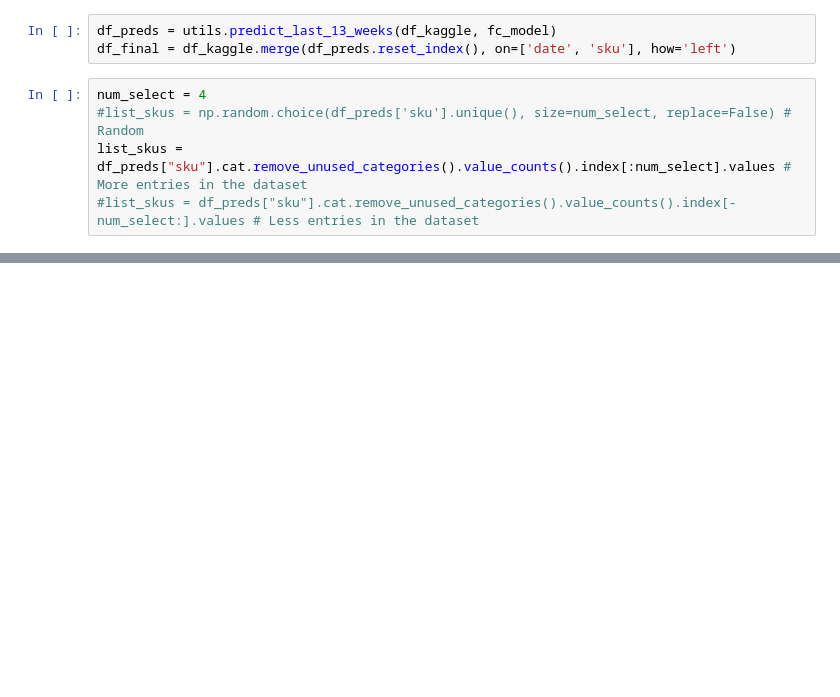
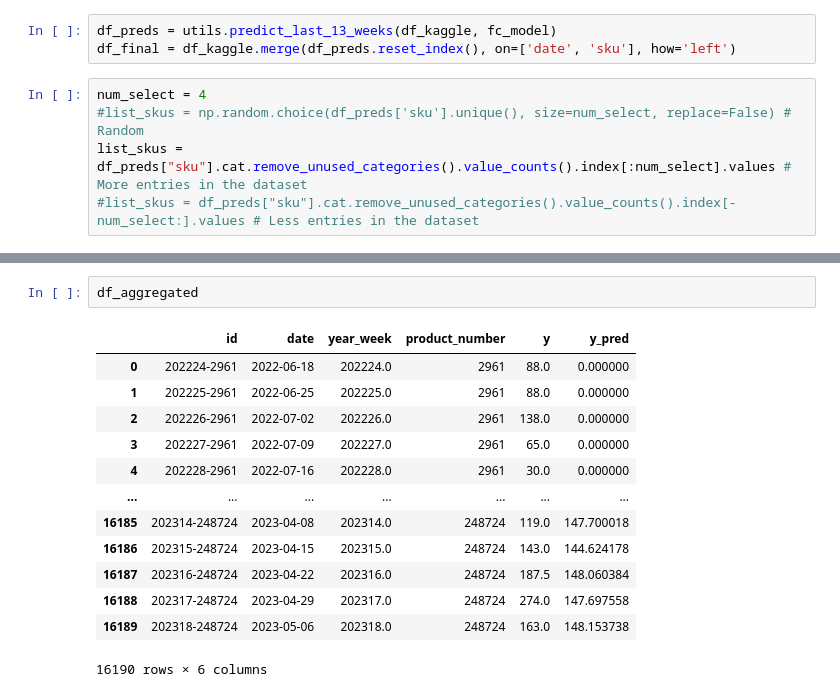
Before and after one commit to giarets/hp_use_case, a Jupyter notebook: lightGBM_model.ipynb, the cells around one changed output, grey strips where cells are left out. Saved outputs shown, nothing was run; the diff lists cells and outputs as text; blank space fills up the shorter version.

```diff
--- a/lightGBM_model.ipynb
+++ b/lightGBM_model.ipynb
@@ -397,0 +391,16 @@ Index(['sku', 'id', 'year_week', 'product_number', 'reporterhq_id',
+# %%
+df_aggregated
+# %% [output]
+|  | id | date | year_week | product_number | y | y_pred |
+| 0 | 202224-2961 | 2022-06-18 | 202224.0 | 2961 | 88.0 | 0.000000 |
+| 1 | 202225-2961 | 2022-06-25 | 202225.0 | 2961 | 88.0 | 0.000000 |
+| 2 | 202226-2961 | 2022-07-02 | 202226.0 | 2961 | 138.0 | 0.000000 |
+| 3 | 202227-2961 | 2022-07-09 | 202227.0 | 2961 | 65.0 | 0.000000 |
+| 4 | 202228-2961 | 2022-07-16 | 202228.0 | 2961 | 30.0 | 0.000000 |
+| ... | ... | ... | ... | ... | ... | ... |
+| 16185 | 202314-248724 | 2023-04-08 | 202314.0 | 248724 | 119.0 | 147.700018 |
+| 16186 | 202315-248724 | 2023-04-15 | 202315.0 | 248724 | 143.0 | 144.624178 |
+| 16187 | 202316-248724 | 2023-04-22 | 202316.0 | 248724 | 187.5 | 148.060384 |
+| 16188 | 202317-248724 | 2023-04-29 | 202317.0 | 248724 | 274.0 | 147.697558 |
+| 16189 | 202318-248724 | 2023-05-06 | 202318.0 | 248724 | 163.0 | 148.153738 |
+16190 rows × 6 columns
```
Also changed, not shown: parts of 21 cells of this notebook, 4 other files.
